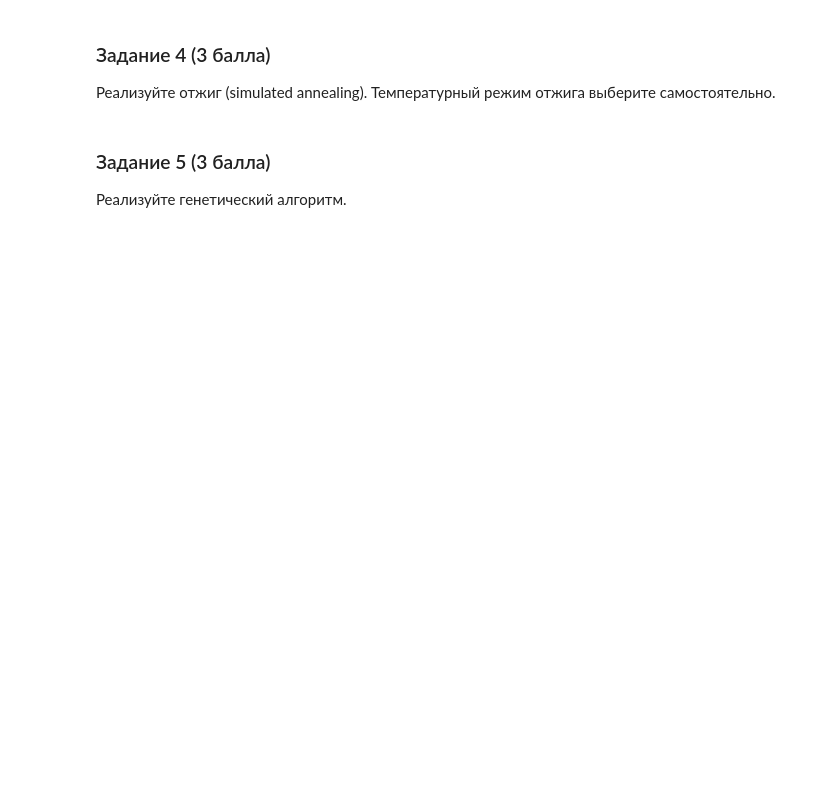
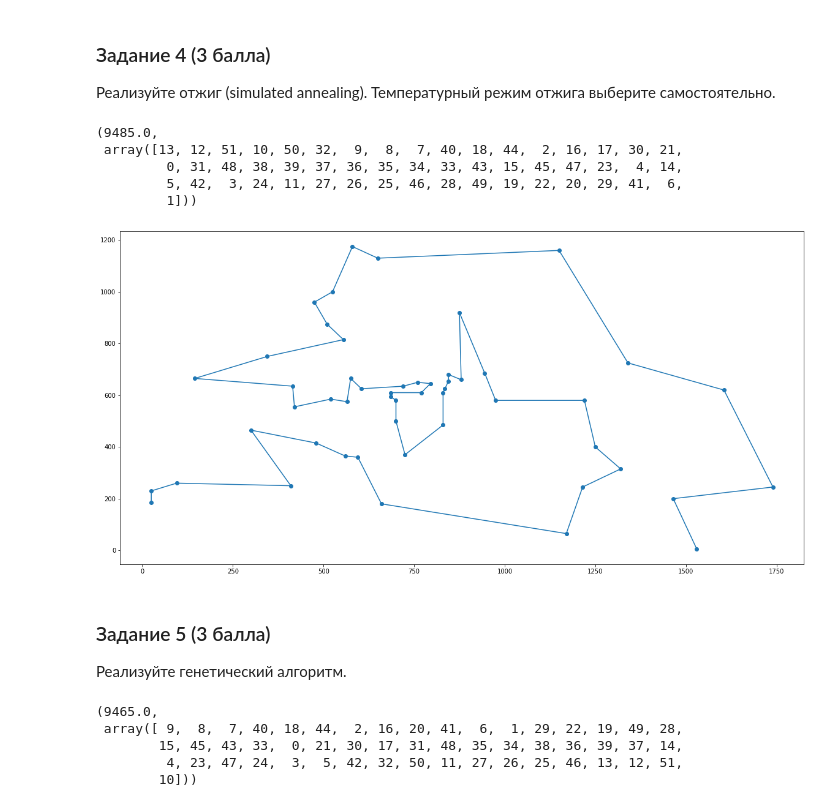
Before and after one commit to NikKonst/ib_ml_hw1, a Jupyter notebook: HW9_local_and_global_search.ipynb, the cells around one changed output. Cells and saved outputs as stored; diff of their text form; code cells hidden in the pictures; blank space fills up the shorter version.

```diff
--- a/HW9_local_and_global_search.ipynb
+++ b/HW9_local_and_global_search.ipynb
@@ -156,3 +176,54 @@ hill_climb(dists)
+# %%
+def simulated_annealing(dists, iterations=100000):
+    n = dists.shape[0]
+    idx = np.arange(n)
+
+    # случайный маршрут
+    np.random.shuffle(idx)
+    start_len = calculate_path_len(dists, idx)
+
+    T = 1000
+    mul = 0.99
+
+    for _ in range(iterations):
+        flip_idx = np.sort(np.random.choice(n, 2, replace=False))
+
+        old_p1 = 0
+        new_p1 = 0
+        if flip_idx[0] > 0:
+            old_p1 = dists[idx[flip_idx[0] - 1]][idx[flip_idx[0]]]
+            new_p1 = dists[idx[flip_idx[0] - 1]][idx[flip_idx[1]]]
+
+        old_p2 = 0
+        new_p2 = 0
+        if flip_idx[1] < n - 1:
+            old_p2 = dists[idx[flip_idx[1]]][idx[flip_idx[1] + 1]]
+            new_p2 = dists[idx[flip_idx[0]]][idx[flip_idx[1] + 1]]
+
+        new_len = start_len - old_p1 - old_p2 + new_p1 + new_p2
+
+        if np.random.rand() < np.exp((start_len - new_len) / T):
+            start_len = new_len
+            idx[flip_idx[0]: flip_idx[1] + 1] = np.flip(idx[flip_idx[0]: flip_idx[1] + 1])
+
+        T *= mul
+
+    start_len = calculate_path_len(dists, idx)
+
+    return start_len, idx
+# %%
+res = simulated_annealing(dists)
+res
+# %% [output]
+(9485.0,
+ array([13, 12, 51, 10, 50, 32,  9,  8,  7, 40, 18, 44,  2, 16, 17, 30, 21,
+         0, 31, 48, 38, 39, 37, 36, 35, 34, 33, 43, 15, 45, 47, 23,  4, 14,
+         5, 42,  3, 24, 11, 27, 26, 25, 46, 28, 49, 19, 22, 20, 29, 41,  6,
+         1]))
+# %%
+visualise(res[1])
+# %% [output]
+[figure, added]
 # %% [markdown]
 ### Задание 5 (3 балла)
 
@@ -161,0 +316,9 @@ hill_climb(dists)
+# %%
+res = genetic(dists)
+res
+# %% [output]
+(9465.0,
+ array([ 9,  8,  7, 40, 18, 44,  2, 16, 20, 41,  6,  1, 29, 22, 19, 49, 28,
+        15, 45, 43, 33,  0, 21, 30, 17, 31, 48, 35, 34, 38, 36, 39, 37, 14,
+         4, 23, 47, 24,  3,  5, 42, 32, 50, 11, 27, 26, 25, 46, 13, 12, 51,
+        10]))
```
Also changed, not shown: parts of 15 cells of this notebook.
